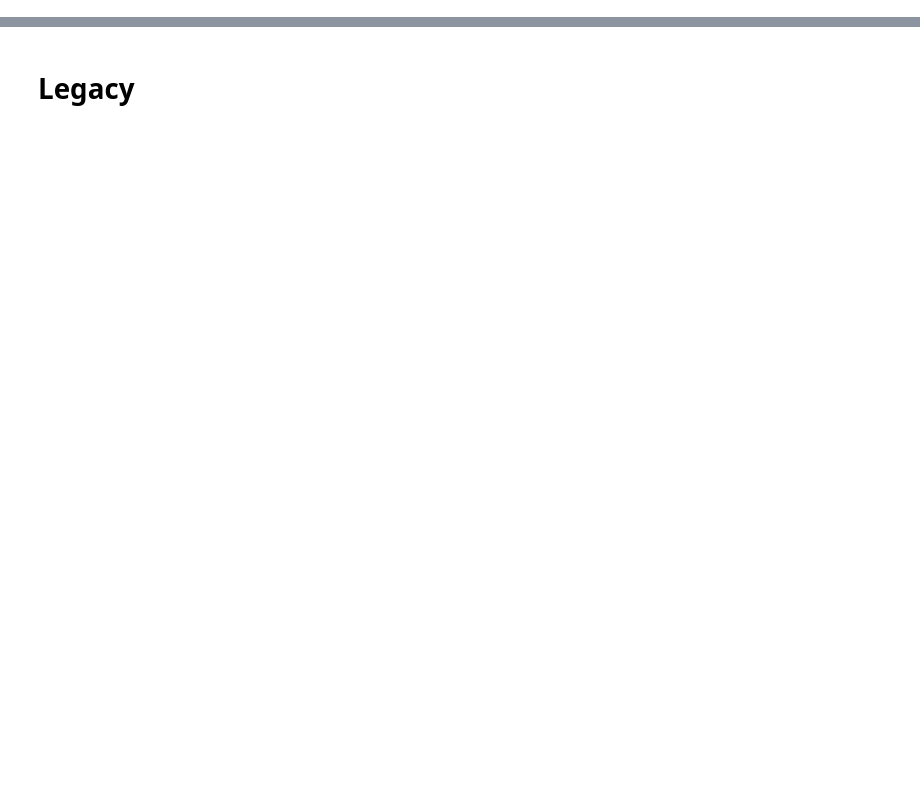
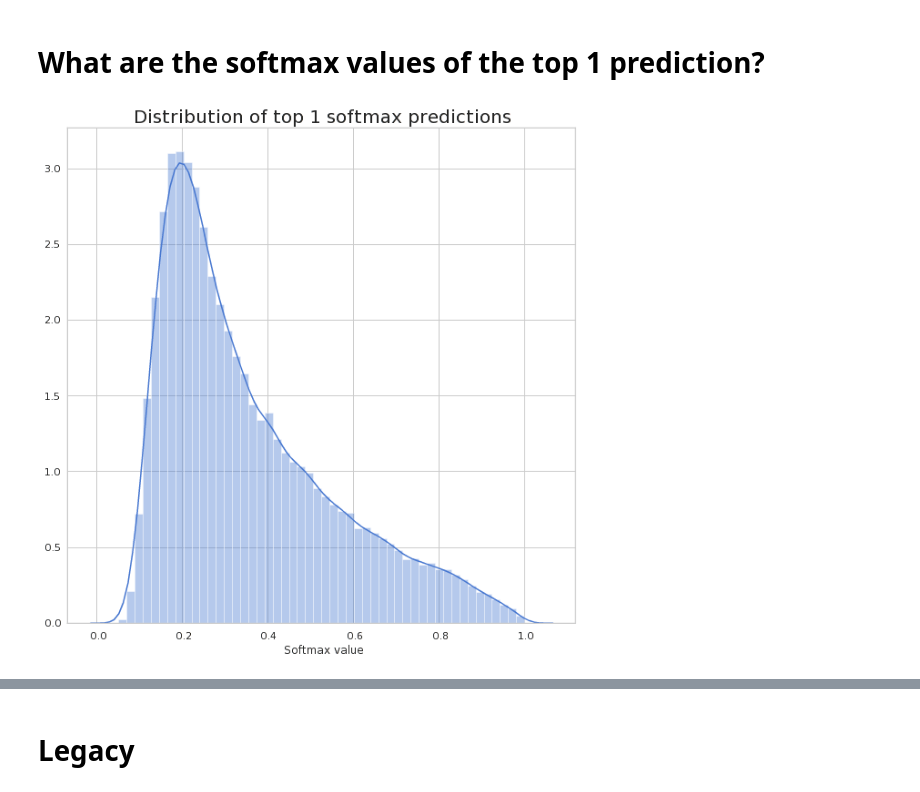
Before and after one commit to natashamjaques/A-Hierarchical-Latent-Structure-for-Variational-Conversation-Modeling, a Jupyter notebook: exploratory_analyses.ipynb, the cells around one changed output, grey strips where cells are left out. Drawn from its saved outputs; the diff is of its cells as text; code cells hidden in the pictures; blank space fills up the shorter version.

```diff
--- a/exploratory_analyses.ipynb
+++ b/exploratory_analyses.ipynb
@@ -51,0 +77,18 @@ plot_emoji_dist (np.asarray(train_probs))
+# %% [markdown]
+# What are the softmax values of the top 1 prediction?
+# %%
+# Plot top 1 emoji distribution
+# Input:
+# probs - an array of X*64
+def plot_top1_softmax_hist(probs):
+    plt.figure(figsize=(10,10))
+    sns.distplot(np.max(probs, axis=1))
+    plt.title('Distribution of top 1 softmax predictions', fontsize=20)
+    plt.xlabel('Softmax value')
+
+#     plt.savefig('emoji_pobs.png')
+    plt.show()
+
+plot_top1_softmax_hist(np.asarray(train_probs))
+# %% [output]
+[figure, added]
```
Also changed, not shown: parts of 15 cells of this notebook.
